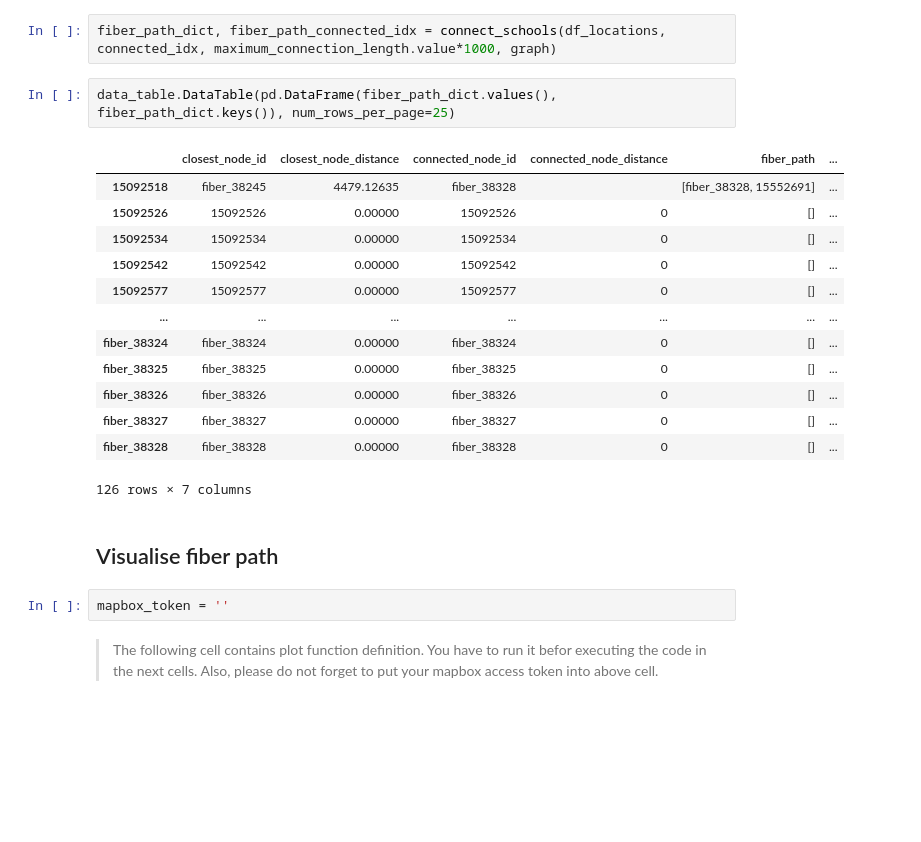
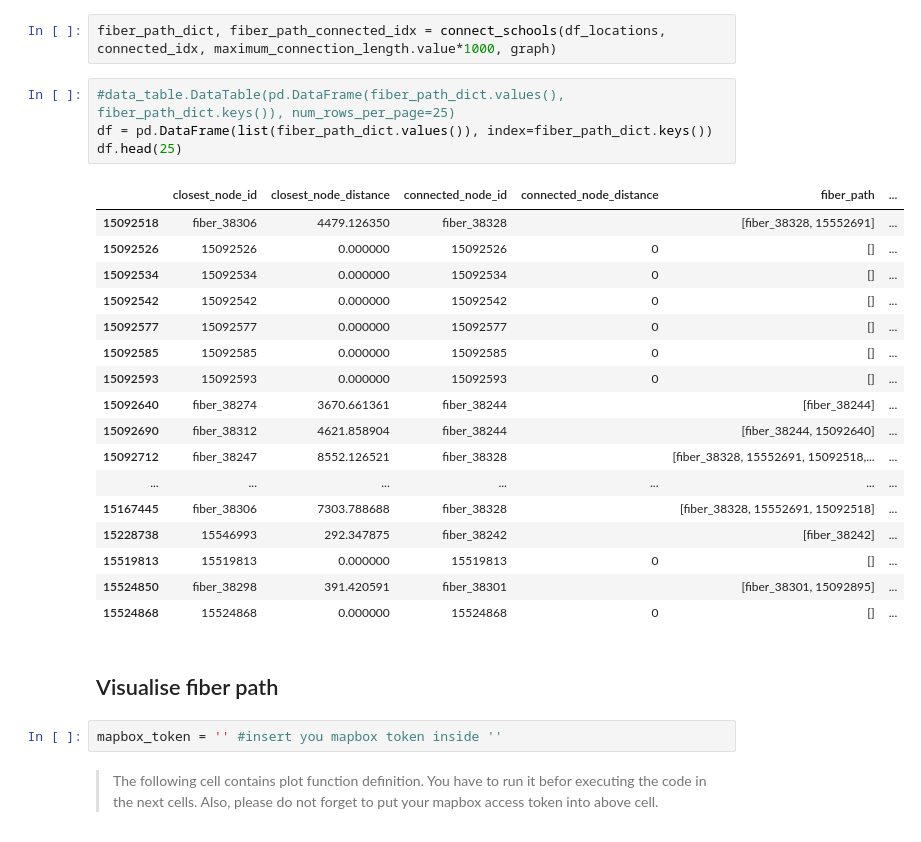
Before and after one commit to FNS-Division/VDaigele-ict_infrastructure_analysis_population_density, a Jupyter notebook: fiber_path/fiberpath-workshop.ipynb, the cells around one changed output. Drawn from its saved outputs; the diff is of its cells as text; blank space fills up the shorter version.

```diff
--- a/fiber_path/fiberpath-workshop.ipynb
+++ b/fiber_path/fiberpath-workshop.ipynb
@@ -462,25 +455,31 @@ def connect_schools(locations, connected_idx, max_connection_length, graph_):
 # %%
 fiber_path_dict, fiber_path_connected_idx = connect_schools(df_locations, connected_idx, maximum_connection_length.value*1000, graph)
 # %%
-data_table.DataTable(pd.DataFrame(fiber_path_dict.values(), fiber_path_dict.keys()), num_rows_per_page=25)
+#data_table.DataTable(pd.DataFrame(fiber_path_dict.values(), fiber_path_dict.keys()), num_rows_per_page=25)
+df = pd.DataFrame(list(fiber_path_dict.values()), index=fiber_path_dict.keys())
+df.head(25)
 # %% [output]
 |  | closest_node_id | closest_node_distance | connected_node_id | connected_node_distance | fiber_path | ... |
-| 15092518 | fiber_38245 | 4479.12635 | fiber_38328 |  | [fiber_38328, 15552691] | ... |
-| 15092526 | 15092526 | 0.00000 | 15092526 | 0 | [] | ... |
-| 15092534 | 15092534 | 0.00000 | 15092534 | 0 | [] | ... |
-| 15092542 | 15092542 | 0.00000 | 15092542 | 0 | [] | ... |
-| 15092577 | 15092577 | 0.00000 | 15092577 | 0 | [] | ... |
+| 15092518 | fiber_38306 | 4479.126350 | fiber_38328 |  | [fiber_38328, 15552691] | ... |
+| 15092526 | 15092526 | 0.000000 | 15092526 | 0 | [] | ... |
+| 15092534 | 15092534 | 0.000000 | 15092534 | 0 | [] | ... |
+| 15092542 | 15092542 | 0.000000 | 15092542 | 0 | [] | ... |
+| 15092577 | 15092577 | 0.000000 | 15092577 | 0 | [] | ... |
+| 15092585 | 15092585 | 0.000000 | 15092585 | 0 | [] | ... |
+| 15092593 | 15092593 | 0.000000 | 15092593 | 0 | [] | ... |
+| 15092640 | fiber_38274 | 3670.661361 | fiber_38244 |  | [fiber_38244] | ... |
+| 15092690 | fiber_38312 | 4621.858904 | fiber_38244 |  | [fiber_38244, 15092640] | ... |
+| 15092712 | fiber_38247 | 8552.126521 | fiber_38328 |  | [fiber_38328, 15552691, 15092518,... | ... |
 | ... | ... | ... | ... | ... | ... | ... |
-| fiber_38324 | fiber_38324 | 0.00000 | fiber_38324 | 0 | [] | ... |
-| fiber_38325 | fiber_38325 | 0.00000 | fiber_38325 | 0 | [] | ... |
-| fiber_38326 | fiber_38326 | 0.00000 | fiber_38326 | 0 | [] | ... |
-| fiber_38327 | fiber_38327 | 0.00000 | fiber_38327 | 0 | [] | ... |
-| fiber_38328 | fiber_38328 | 0.00000 | fiber_38328 | 0 | [] | ... |
+| 15167445 | fiber_38306 | 7303.788688 | fiber_38328 |  | [fiber_38328, 15552691, 15092518] | ... |
+| 15228738 | 15546993 | 292.347875 | fiber_38242 |  | [fiber_38242] | ... |
+| 15519813 | 15519813 | 0.000000 | 15519813 | 0 | [] | ... |
+| 15524850 | fiber_38298 | 391.420591 | fiber_38301 |  | [fiber_38301, 15092895] | ... |
+| 15524868 | 15524868 | 0.000000 | 15524868 | 0 | [] | ... |
-126 rows × 7 columns
 # %% [markdown]
 ## Visualise fiber path
-# %%
-mapbox_token = ''
+# %%
+mapbox_token = '' #insert you mapbox token inside ''
 # %% [markdown]
 > The following cell contains plot function definition. You have to run it befor executing the code in the next cells. Also, please do not forget to put your mapbox access token into above cell.
 # %%
```
Also changed, not shown: parts of 6 cells of this notebook, 2 other files.
